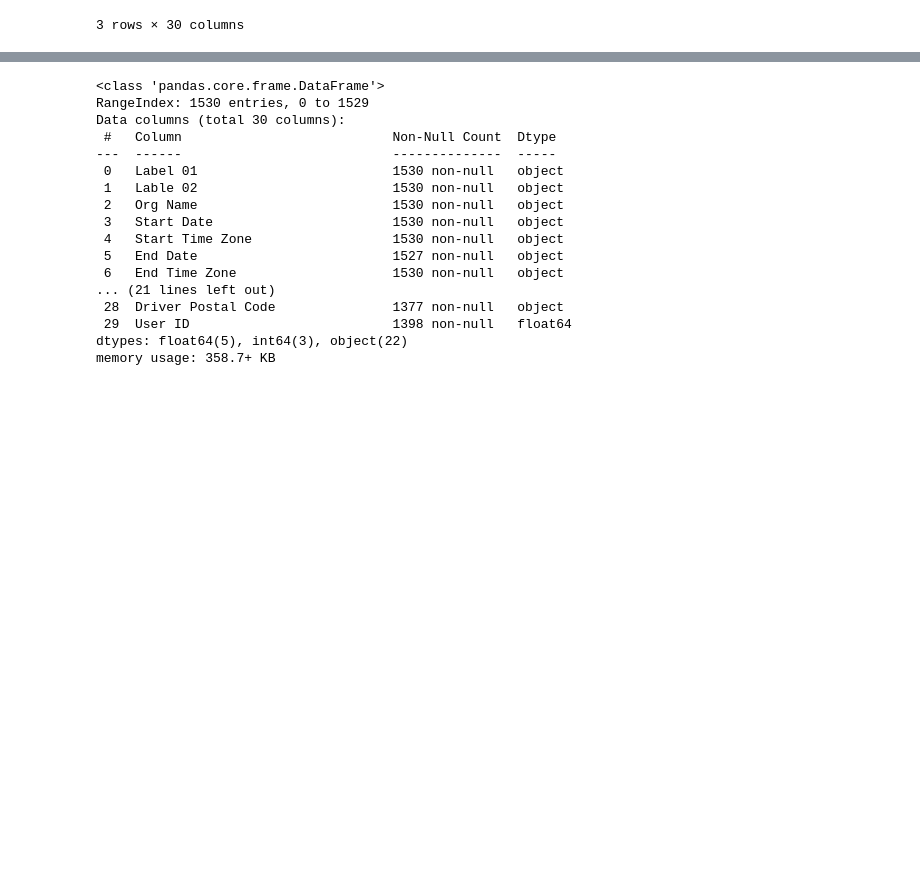
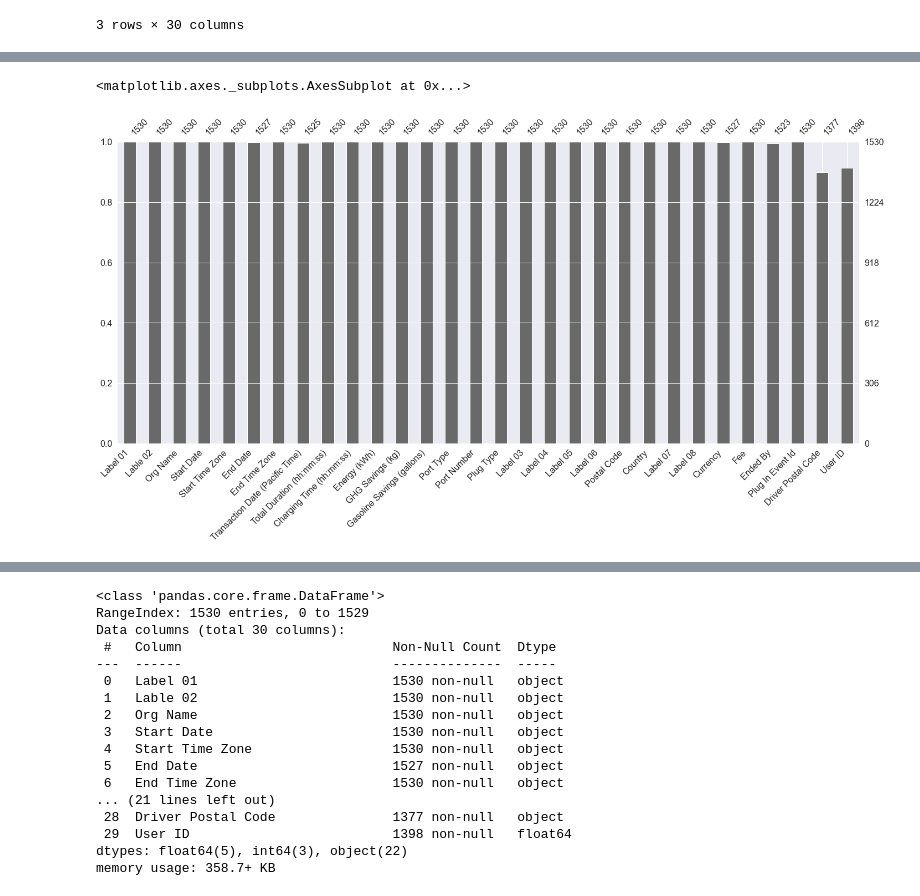
Before and after one commit to encodingintuition/EV_Infrastructure, a Jupyter notebook: code/GATECH-CB--01_EDA01.ipynb, the cells around one changed output, grey strips where cells are left out. Saved outputs shown, nothing was run; the diff lists cells and outputs as text; code cells hidden in the pictures; blank space fills up the shorter version.

```diff
--- a/code/GATECH-CB--01_EDA01.ipynb
+++ b/code/GATECH-CB--01_EDA01.ipynb
@@ -58,0 +116,5 @@ df.tail(3)
+# %%
+msno.bar(df);
+# %% [output]
+<matplotlib.axes._subplots.AxesSubplot at 0x...>
+[figure, added]
```
Also changed, not shown: parts of 17 cells of this notebook.
